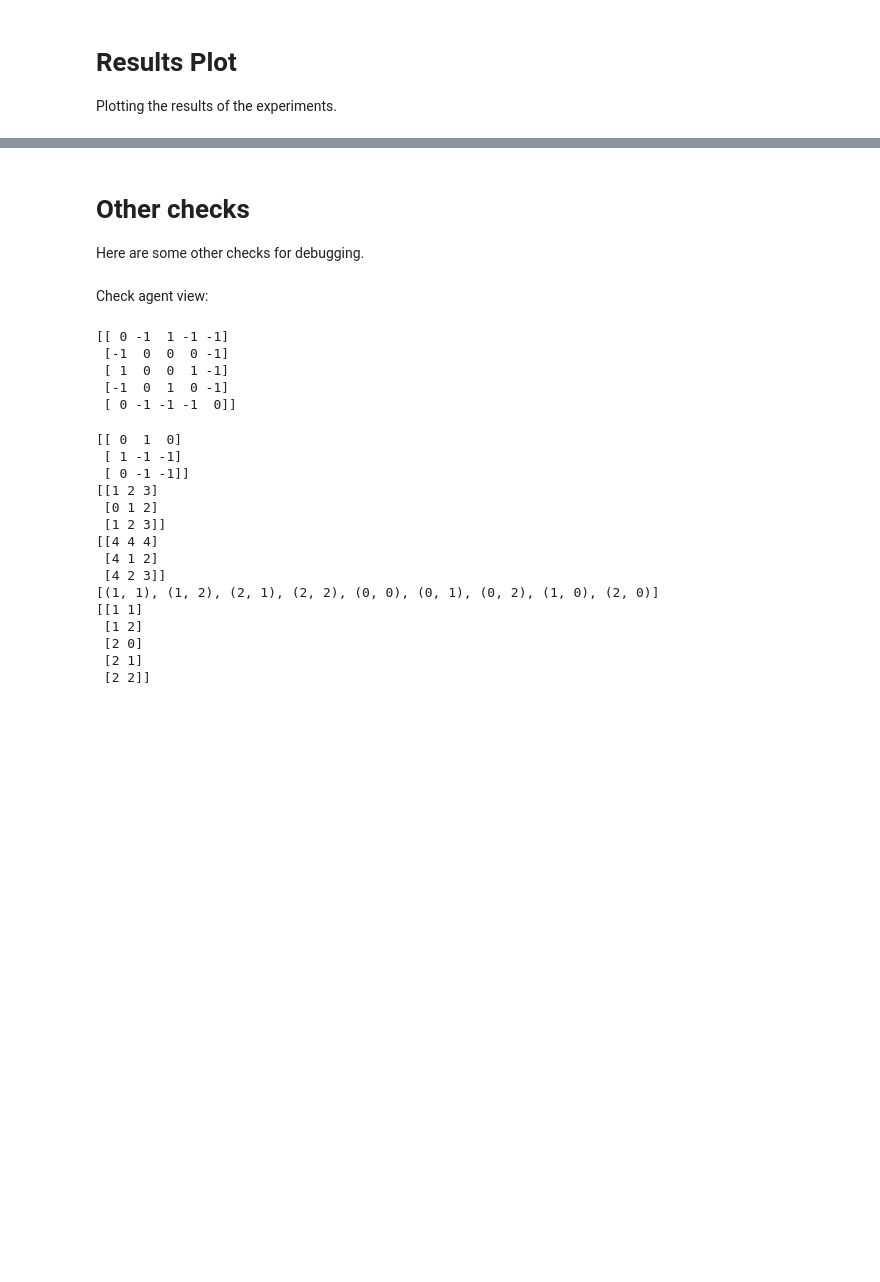
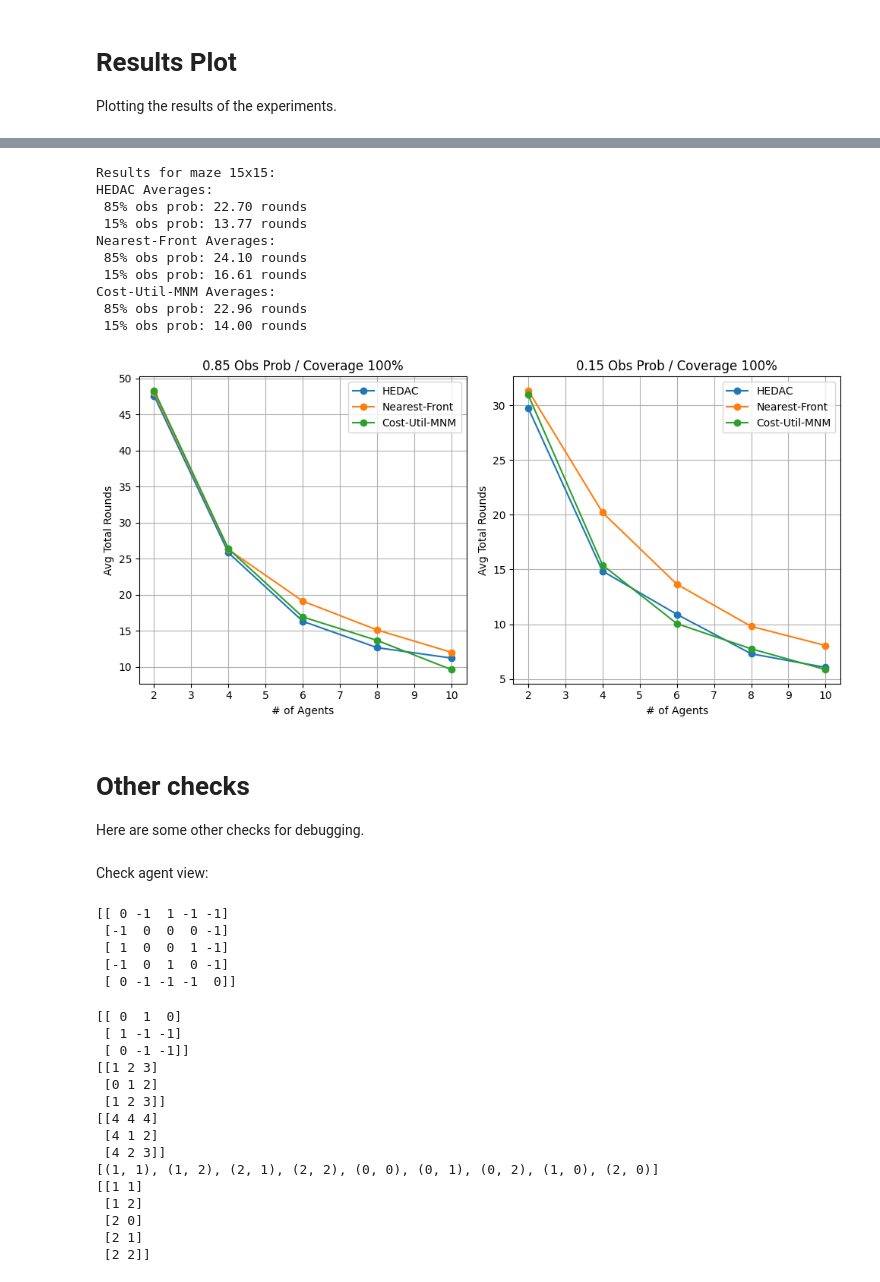
Before and after one commit to manouslinard/multiagent-exploration, a Jupyter notebook: Swarm_RL-Manousos.ipynb, the cells around one changed output, grey strips where cells are left out. Cells and saved outputs as stored; diff of their text form; code cells hidden in the pictures; blank space fills up the shorter version.

Commit message:
impl cost-util mnm method

```diff
--- a/Swarm_RL-Manousos.ipynb
+++ b/Swarm_RL-Manousos.ipynb
@@ -770,7 +831,7 @@ def update_nf_goals(agents, total_explored, start=False):
 # %% [markdown]
 Function for testing nearest frontier (with focus on coverage).
 # %%
-def move_nf_coverage(start_grid, start_agents, coverage_finish = 1.0, debug=True):
+def move_nf_coverage(start_grid, start_agents, coverage_finish = 1.0, debug=True, algo='nf'):
 
   grid = copy.deepcopy(start_grid)
 
@@ -780,7 +841,7 @@ def move_nf_coverage(start_grid, start_agents, coverage_finish = 1.0, debug=True
       grid[agent.x, agent.y] = 2  # Mark initial agent positions
   total_explored = update_total_explored(agents, True)
 
-  update_nf_goals(agents, total_explored, True)  # create new goal.
+  update_goals(agents, total_explored, True, algo=algo)  # create new goal.
 
   avg_eps_time = []
   rounds = 0
@@ -807,7 +868,7 @@ def move_nf_coverage(start_grid, start_agents, coverage_finish = 1.0, debug=True
 
       # tmp_stages.append(copy.deepcopy(total_explored))
       # update goals (if agents have explored the goals of another agent):
-      update_nf_goals(agents, total_explored)
+      update_goals(agents, total_explored, algo=algo)
       avg_eps_time.append(time.time() - eps_start_time)
       if path_none >= len(agents): # stops if no agents have moved.
           # print(path_none, len(agents))
@@ -882,8 +943,8 @@ def test_astar(num_agents, num_test, start_grid = None, gen_stage_func = None, f
       grid = copy.deepcopy(start_grid)
     agents = generate_agents(real_stage = grid, num_agents = num_agents, view_range = agent_view_range, coverage_mode = coverage_mode)
     if coverage_mode:
-      if algo == 'nf':
-        res = move_nf_coverage(start_grid=grid, start_agents=agents, coverage_finish = coverage_finish, debug=debug)
+      if algo == 'nf' or algo == 'cu_mnm':
+        res = move_nf_coverage(start_grid=grid, start_agents=agents, coverage_finish = coverage_finish, debug=debug, algo=algo)
       elif algo == 'hedac':
         res = move_hedac_coverage(start_grid=grid, agents=agents, alpha=alpha, coverage_finish=coverage_finish, max_iter=max_hedac_iter, debug=debug)
       # if res[0] != 1.0:
@@ -1045,7 +1106,7 @@ num_test = 20
 obs_prob = 0.85
 agent_view = 2
 coverage_mode = True    # this is researched in the thesis.
-algo = 'nf'
+algo = 'cu_mnm'
 # =================================
 
 file_name_all = f'{algo}_all_{rows}x{cols}_{coverage_mode}_{agent_view}.xlsx'
@@ -1179,3 +1176,60 @@ plt.show()
+# %%
+def plot_comparison(file_dict, print_avg=True):
+    plt.figure(figsize=(10, 5))
+
+    for label, file_path in file_dict.items():
+        df = pd.read_excel(file_path)
+        df_85 = df[df['Obs_Prob'] == 0.85]
+        df_15 = df[df['Obs_Prob'] == 0.15]
+
+        # Plotting for obs_prob == 0.85
+        plt.subplot(1, 2, 1)
+        plt.plot(list(df_85['#_Agents']), list(df_85['Avg_Total_Rounds']), label=label, marker='o')
+
+        # Plotting for obs_prob == 0.15
+        plt.subplot(1, 2, 2)
+        plt.plot(list(df_15['#_Agents']), list(df_15['Avg_Total_Rounds']), label=label, marker='o')
+
+        if print_avg:
+            avg_85 = np.mean(df_85['Avg_Total_Rounds'])
+            avg_15 = np.mean(df_15['Avg_Total_Rounds'])
+            print(f"{label} Averages:\n 85% obs prob: {avg_85:.2f} rounds\n 15% obs prob: {avg_15:.2f} rounds")
+
+    plt.subplot(1, 2, 1)
+    plt.title("0.85 Obs Prob / Coverage 100%")
+    plt.xlabel('# of Agents')
+    plt.ylabel('Avg Total Rounds')
+    plt.legend()
+    plt.grid(True)
+
+    plt.subplot(1, 2, 2)
+    plt.title("0.15 Obs Prob / Coverage 100%")
+    plt.xlabel('# of Agents')
+    plt.ylabel('Avg Total Rounds')
+    plt.legend()
+    plt.grid(True)
+
+    plt.tight_layout()
+    plt.show()
+
+file_dict = {'HEDAC': 'results/hedac/15x15/hedac_15x15_True_2_20.xlsx',
+             'Nearest-Front': 'results/nf/15x15/nf_15x15_True_2_20.xlsx',
+             'Cost-Util-MNM': 'results/cu_mnm/15x15/cu_mnm_15x15_True_2_20.xlsx'}
+
+print("Results for maze 15x15:")
+plot_comparison(file_dict)
+# %% [output]
+Results for maze 15x15:
+HEDAC Averages:
+ 85% obs prob: 22.70 rounds
+ 15% obs prob: 13.77 rounds
+Nearest-Front Averages:
+ 85% obs prob: 24.10 rounds
+ 15% obs prob: 16.61 rounds
+Cost-Util-MNM Averages:
+ 85% obs prob: 22.96 rounds
+ 15% obs prob: 14.00 rounds
+[figure, added]
 # %% [markdown]
 # Other checks
 Here are some other checks for debugging.
```
Also changed, not shown: parts of 11 cells of this notebook, 2 other files.
